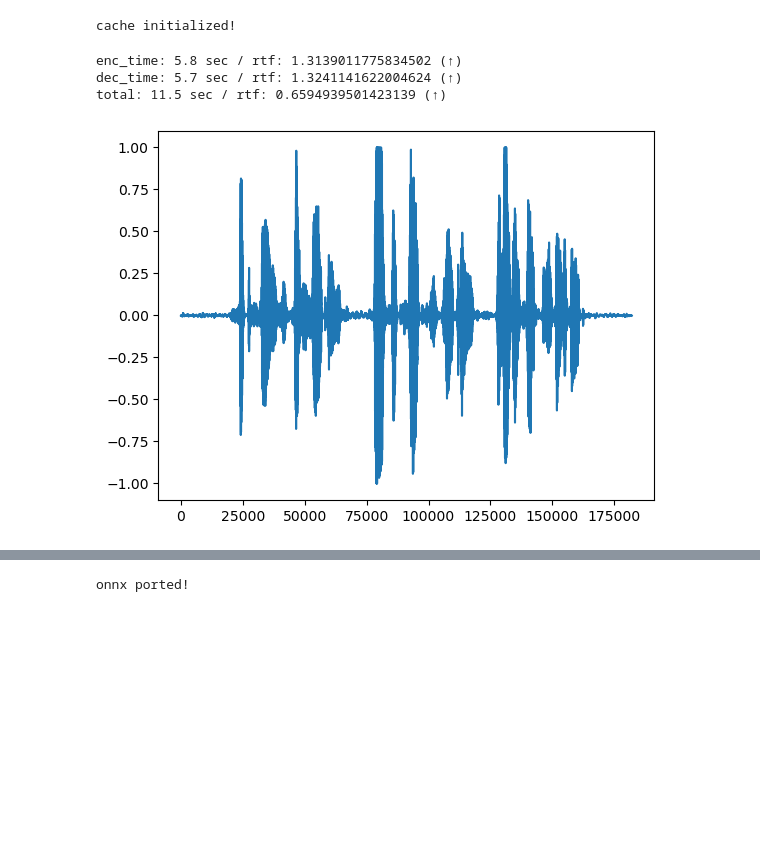
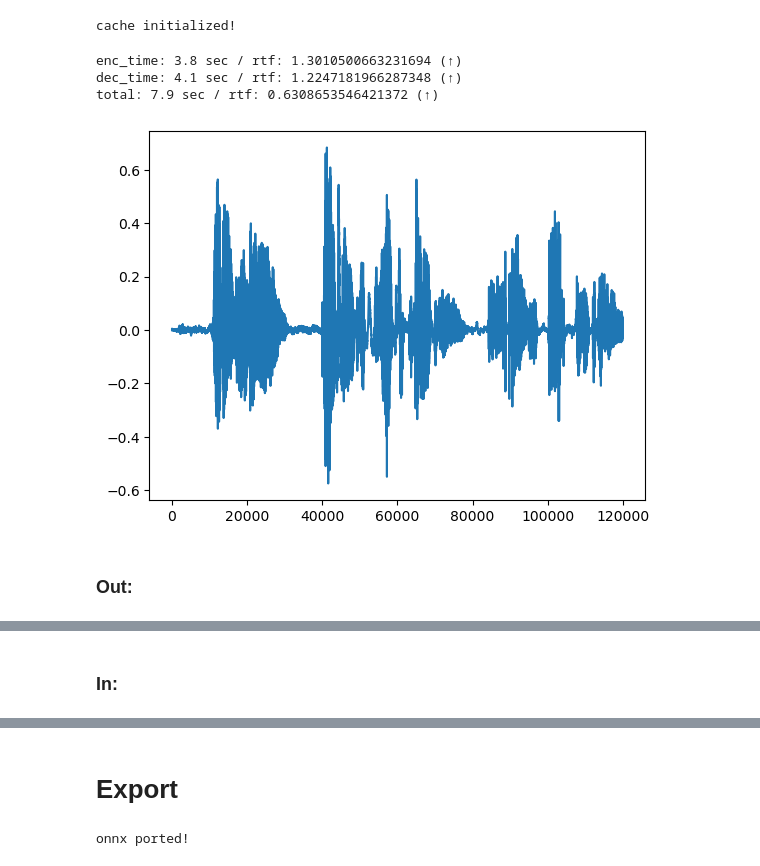
Before and after one commit to aask1357/hilcodec, a Jupyter notebook: scripts/Encodec Onnx.ipynb, the cells around one changed output, grey strips where cells are left out. Cells and saved outputs as stored; diff of their text form; code cells hidden in the pictures; blank space fills up the shorter version.

```diff
--- a/scripts/Encodec Onnx.ipynb
+++ b/scripts/Encodec Onnx.ipynb
@@ -48,7 +48,7 @@ cache_enc, cache_dec = model.initialize_cache(torch.randn(1))
 
 torch.set_num_threads(1)
 hop_size = 320
-wav, _ = librosa.load("/home/shahn/Datasets/VCTK-0.92/wav16_silence_trimmed/p225/p225_003_mic1.wav", sr=SR)
+wav = librosa.load("../onnx/input_speech.wav", sr=SR)[0][:SR*5]
 wav = torch.from_numpy(wav).view(1,1,  -1).clamp(min=-1, max=1)
 length = wav.size(-1) // hop_size * hop_size
 wav = wav[:,:,:length]
@@ -59,49 +59,44 @@ cache initialized!
 # %%
 wav_out_list = []
 enc_time, dec_time = 0., 0.
 st = time.perf_counter()
 with torch.no_grad():
     for i in tqdm(range(0, length, hop_size)):
         wav_in = wav[:, :, i:i+hop_size]
         x, cache_enc = model.encoder(wav_in, *cache_enc)
         indices = model.quantizer(x, 8)
         et = time.perf_counter()
         enc_time += et - st
         st = et
         q = model.dequantizer(indices, 8)
         wav_out, cache_dec = model.decoder(q, *cache_dec)
         et = time.perf_counter()
         dec_time += et - st
         st = et
         wav_out_list.append(wav_out.squeeze(1).clamp(min=-1, max=1))
-#     wav_out, cache_enc, cache_dec = model(wav, 16, *cache_enc, *cache_dec)
-#     wav_out, *_ = wrapper.model(wav, 16)
-#     wav_out_list.append(wav_out.squeeze(1))
 et = time.perf_counter()
 print(f"enc_time: {enc_time:.1f} sec / rtf: {length/SR / enc_time} (↑)")
 print(f"dec_time: {dec_time:.1f} sec / rtf: {length/SR / dec_time} (↑)")
 total = enc_time + dec_time
 print(f"total: {total:.1f} sec / rtf: {length/SR / total} (↑)")
 
 wav_out = torch.cat(wav_out_list, dim=1)[0].numpy()
 plt.plot(wav_out)
 plt.show()
-# out_encodec, sr_encodec = librosa.load("/home/shahn/Documents/codec/encodec/test_24k_out_benchmark.wav", sr=None)
-# assert SR == sr_encodec
-# plt.plot(out_encodec)
-# plt.show()
-# plt.plot(wav_out-out_encodec)
-# plt.show()
-ipd.display(ipd.Audio(wav_out, rate=SR, normalize=False))
-ipd.display(ipd.Audio(wav.numpy().squeeze(), rate=SR, normalize=False))
+ipd.display(ipd.Markdown('### In:'), ipd.Audio(wav.numpy().squeeze(), rate=SR, normalize=False))
+ipd.display(ipd.Markdown('### Out:'), ipd.Audio(wav_out, rate=SR, normalize=False))
 cache_enc, cache_dec = model.initialize_cache(torch.randn(1))
 # %% [output]
-enc_time: 5.8 sec / rtf: 1.3139011775834502 (↑)
-dec_time: 5.7 sec / rtf: 1.3241141622004624 (↑)
-total: 11.5 sec / rtf: 0.6594939501423139 (↑)
+enc_time: 3.8 sec / rtf: 1.3010500663231694 (↑)
+dec_time: 4.1 sec / rtf: 1.2247181966287348 (↑)
+total: 7.9 sec / rtf: 0.6308653546421372 (↑)
-[figure, old version]
+[figure, new version]
+### Out:
 [interactive output not drawn]
+### In:
 [interactive output not drawn]
+# %% [markdown]
+# Export
 # %%
 cache_enc, cache_dec = model.initialize_cache(torch.randn(1))
 NAME = "encodec"
```
Also changed, not shown: parts of 1 cell of this notebook, 37 other files.
